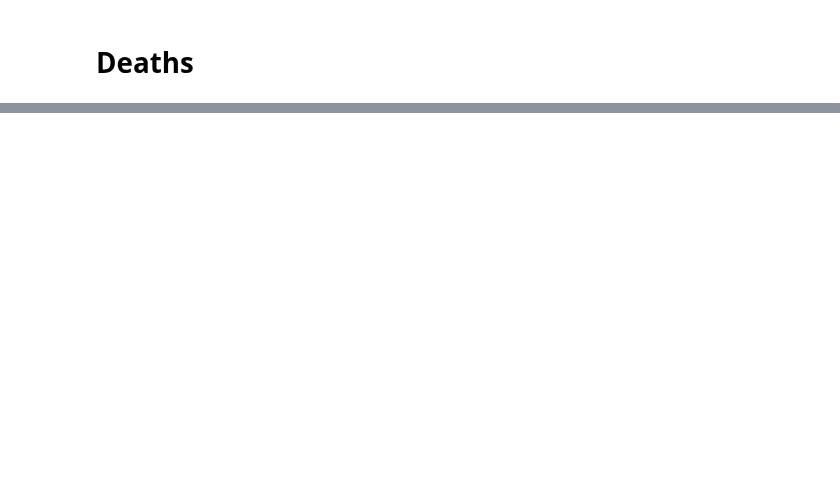
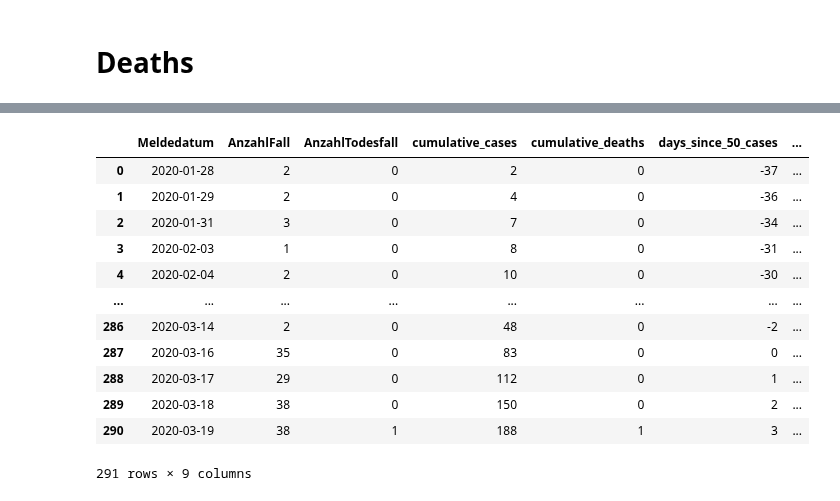
Before and after one commit to debsankha/covid-19, a Jupyter notebook: germany_stuff.ipynb, the cells around one changed output, grey strips where cells are left out. Drawn from its saved outputs; the diff is of its cells as text; code cells hidden in the pictures; blank space fills up the shorter version.

```diff
--- a/germany_stuff.ipynb
+++ b/germany_stuff.ipynb
@@ -399,0 +477,18 @@ See the caveats in the documentation: https://pandas.pydata.org/pandas-docs/stab
+# %%
+all_cum_df = all_cum_df.merge(population_states, left_on='Bundesland', right_on='Bundesland')
+all_cum_df.rename({'2018': 'population'}, axis='columns', inplace=True)
+all_cum_df
+# %% [output]
+|  | Meldedatum | AnzahlFall | AnzahlTodesfall | cumulative_cases | cumulative_deaths | days_since_50_cases | ... |
+| 0 | 2020-01-28 | 2 | 0 | 2 | 0 | -37 | ... |
+| 1 | 2020-01-29 | 2 | 0 | 4 | 0 | -36 | ... |
+| 2 | 2020-01-31 | 3 | 0 | 7 | 0 | -34 | ... |
+| 3 | 2020-02-03 | 1 | 0 | 8 | 0 | -31 | ... |
+| 4 | 2020-02-04 | 2 | 0 | 10 | 0 | -30 | ... |
+| ... | ... | ... | ... | ... | ... | ... | ... |
+| 286 | 2020-03-14 | 2 | 0 | 48 | 0 | -2 | ... |
+| 287 | 2020-03-16 | 35 | 0 | 83 | 0 | 0 | ... |
+| 288 | 2020-03-17 | 29 | 0 | 112 | 0 | 1 | ... |
+| 289 | 2020-03-18 | 38 | 0 | 150 | 0 | 2 | ... |
+| 290 | 2020-03-19 | 38 | 1 | 188 | 1 | 3 | ... |
+291 rows × 9 columns
```
Also changed, not shown: parts of 11 cells of this notebook, 1 other file.
